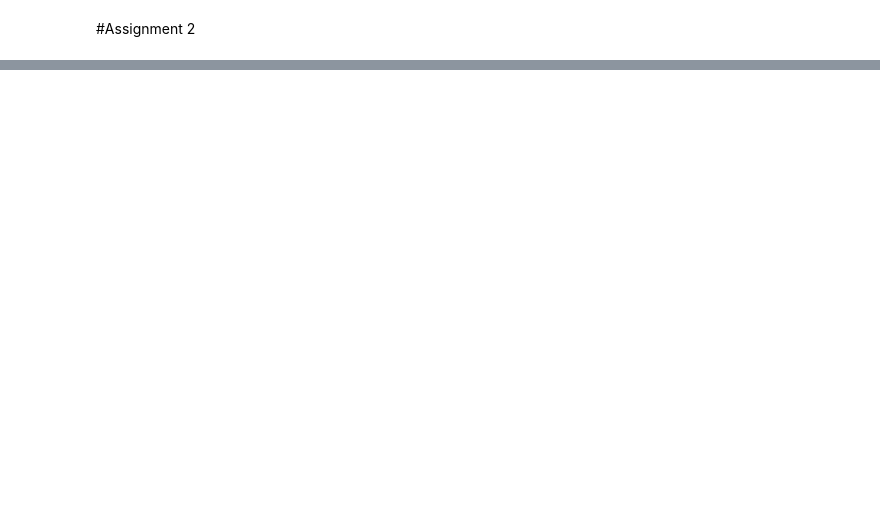
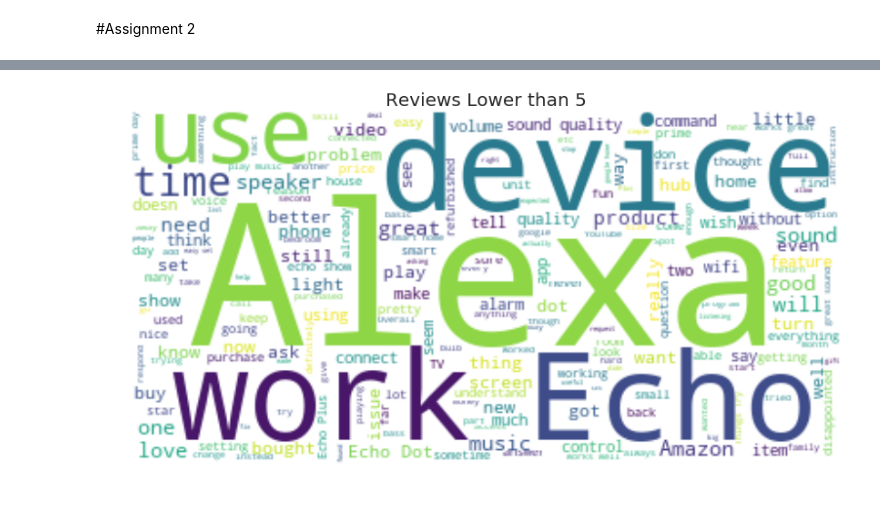
Before and after one commit to lahirurane/MERN_Example, a Jupyter notebook: UTS_ML2019_A2_.ipynb, the cells around one changed output, grey strips where cells are left out. Saved outputs shown, nothing was run; the diff lists cells and outputs as text; code cells hidden in the pictures; blank space fills up the shorter version.

```diff
--- a/UTS_ML2019_A2_.ipynb
+++ b/UTS_ML2019_A2_.ipynb
@@ -92,0 +138,6 @@ plt.show()
+# %%
+sns.set(rc={'figure.figsize':(10,6)})
+sns.countplot(data_train.variation,
+              order = data_train['variation'].value_counts().index)
+plt.xticks(rotation=90)
+plt.title('Counts of each variation')
@@ -92,0 +156,15 @@ plt.show()
+# %%
+data5 = data_train[data_train.rating == 5]
+data_not_5 = data_train[data_train.rating != 5]
+data1 = data_train[data_train.rating == 1]
+# %%
+sns.set(rc={'figure.figsize':(14,8)})
+reviews = ' '.join(data5['verified_reviews'].tolist())
+
+wordcloud = WordCloud(background_color="white").generate(reviews)
+plt.figure()
+plt.imshow(wordcloud, interpolation="bilinear")
+plt.axis("off")
+plt.margins(x=0, y=0)
+plt.title('Reviews of rating 5',size=20)
+plt.show()
@@ -92,0 +173,13 @@ plt.show()
+# %%
+sns.set(rc={'figure.figsize':(14,8)})
+reviews = ' '.join(data_not_5['verified_reviews'].tolist())
+
+wordcloud = WordCloud(background_color="white").generate(reviews)
+plt.figure()
+plt.imshow(wordcloud, interpolation="bilinear")
+plt.axis("off")
+plt.margins(x=0, y=0)
+plt.title('Reviews Lower than 5',size=20)
+plt.show()
+# %% [output]
+[figure, added]
```
Also changed, not shown: parts of 45 cells of this notebook.
